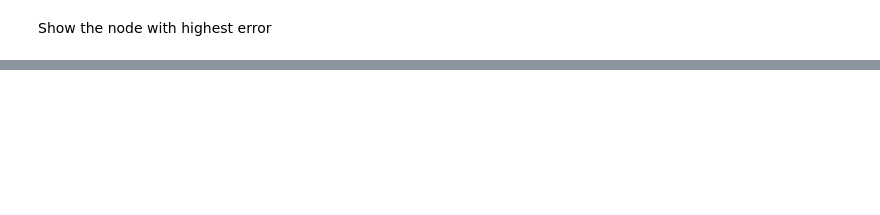
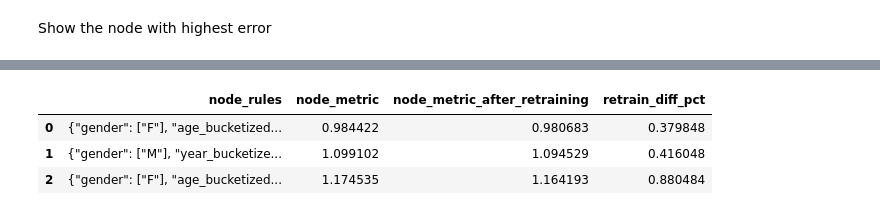
Before and after one commit to JoannaMisztalRadecka/recommendation-bias-detection, a Jupyter notebook: Model re-training for bias reduction.ipynb, the cells around one changed output, grey strips where cells are left out. Cells and saved outputs as stored; diff of their text form; code cells hidden in the pictures; blank space fills up the shorter version.

```diff
--- a/Model re-training for bias reduction.ipynb
+++ b/Model re-training for bias reduction.ipynb
@@ -140,0 +142,7 @@ node_metric_after_retraining
+# %%
+retrain_metrics_pd
+# %% [output]
+|  | node_rules | node_metric | node_metric_after_retraining | retrain_diff_pct |
+| 0 | {"gender": ["F"], "age_bucketized... | 0.984422 | 0.980683 | 0.379848 |
+| 1 | {"gender": ["M"], "year_bucketize... | 1.099102 | 1.094529 | 0.416048 |
+| 2 | {"gender": ["F"], "age_bucketized... | 1.174535 | 1.164193 | 0.880484 |
```
Also changed, not shown: parts of 11 cells of this notebook, 3 other files.
